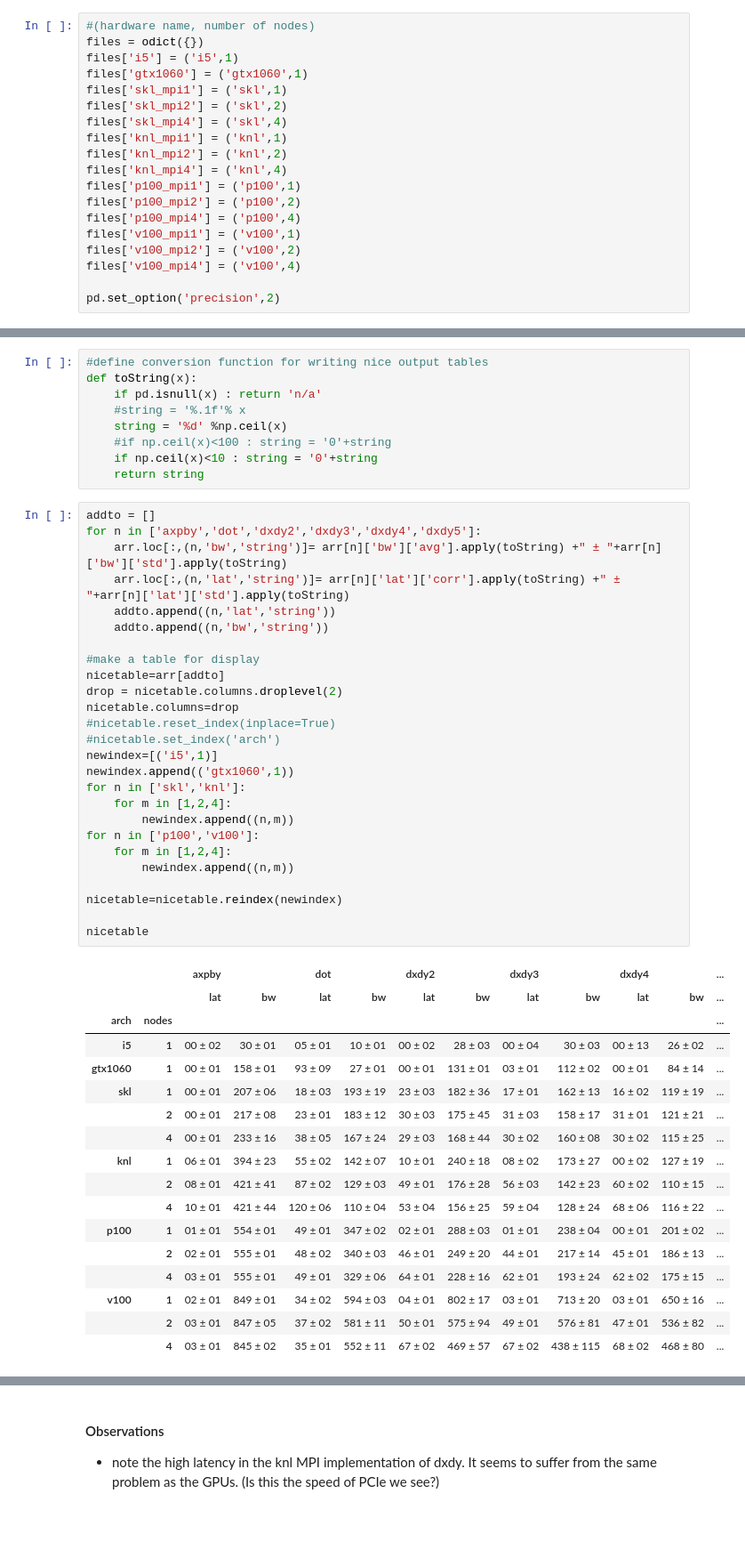
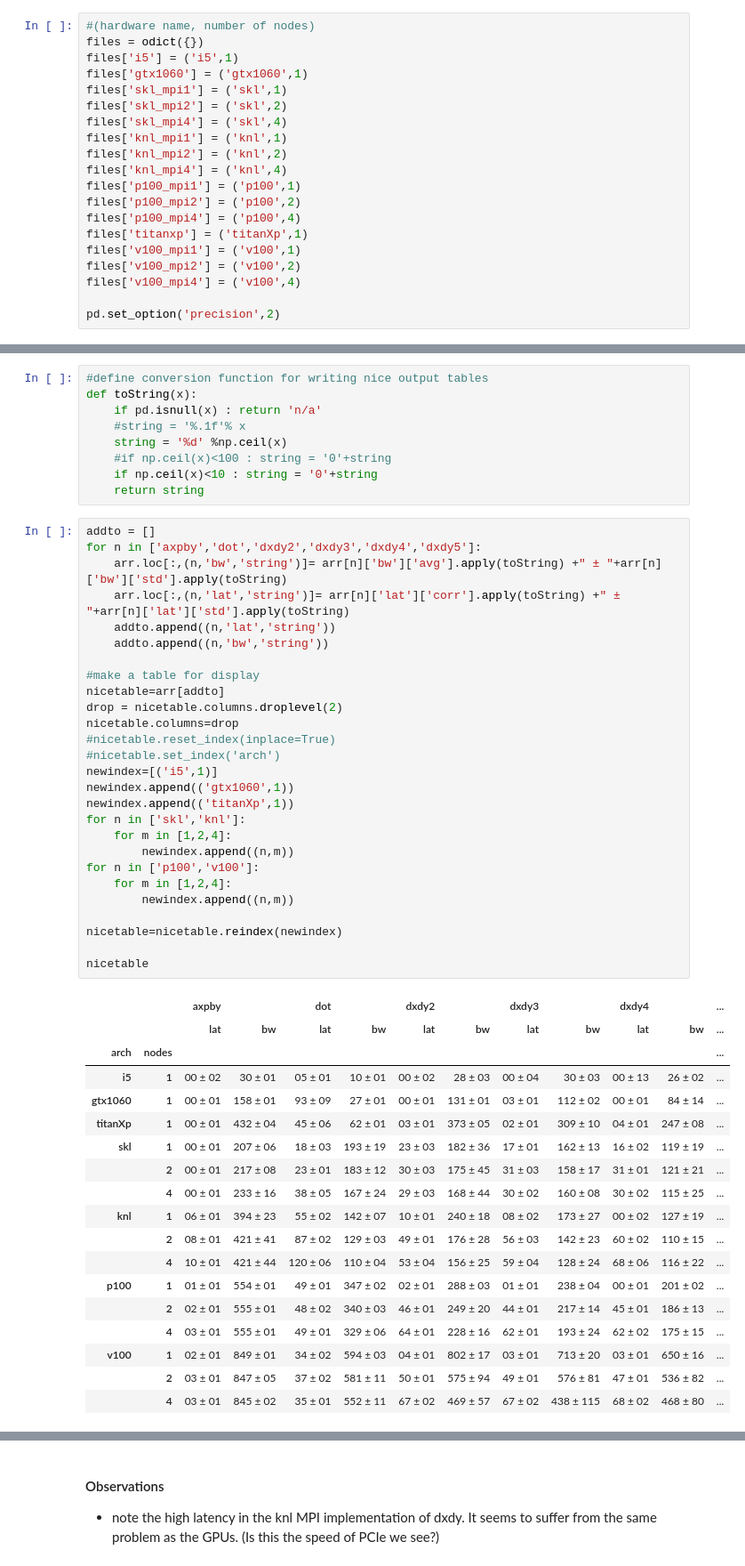
Before and after one commit to mwiesenberger/performance, a Jupyter notebook: 4-latencies-and-bandwidths.ipynb, the cells around one changed output, grey strips where cells are left out. Shown at 89% size. Cells and saved outputs as stored; diff of their text form; blank space fills up the shorter version.

Commit message:
Add Titan Xp to performance tables

```diff
--- a/4-latencies-and-bandwidths.ipynb
+++ b/4-latencies-and-bandwidths.ipynb
@@ -22,6 +22,7 @@ files['knl_mpi4'] = ('knl',4)
 files['p100_mpi1'] = ('p100',1)
 files['p100_mpi2'] = ('p100',2)
 files['p100_mpi4'] = ('p100',4)
+files['titanxp'] = ('titanXp',1)
 files['v100_mpi1'] = ('v100',1)
 files['v100_mpi2'] = ('v100',2)
 files['v100_mpi4'] = ('v100',4)
@@ -169,33 +171,35 @@ addto = []
 for n in ['axpby','dot','dxdy2','dxdy3','dxdy4','dxdy5']:
     arr.loc[:,(n,'bw','string')]= arr[n]['bw']['avg'].apply(toString) +" ± "+arr[n]['bw']['std'].apply(toString)
     arr.loc[:,(n,'lat','string')]= arr[n]['lat']['corr'].apply(toString) +" ± "+arr[n]['lat']['std'].apply(toString)
     addto.append((n,'lat','string'))
     addto.append((n,'bw','string'))
 
 #make a table for display
 nicetable=arr[addto]
 drop = nicetable.columns.droplevel(2)
 nicetable.columns=drop
 #nicetable.reset_index(inplace=True)
 #nicetable.set_index('arch')
 newindex=[('i5',1)]
 newindex.append(('gtx1060',1))
+newindex.append(('titanXp',1))
 for n in ['skl','knl']:
     for m in [1,2,4]:
         newindex.append((n,m))
 for n in ['p100','v100']:
     for m in [1,2,4]:
         newindex.append((n,m))
 
 nicetable=nicetable.reindex(newindex)
 
 nicetable
 # %% [output]
 |  |  | axpby |  | dot |  | dxdy2 |  | dxdy3 |  | dxdy4 |  | ... |
 |  |  | lat | bw | lat | bw | lat | bw | lat | bw | lat | bw | ... |
 | arch | nodes |  |  |  |  |  |  |  |  |  |  | ... |
 | i5 | 1 | 00 ± 02 | 30 ± 01 | 05 ± 01 | 10 ± 01 | 00 ± 02 | 28 ± 03 | 00 ± 04 | 30 ± 03 | 00 ± 13 | 26 ± 02 | ... |
 | gtx1060 | 1 | 00 ± 01 | 158 ± 01 | 93 ± 09 | 27 ± 01 | 00 ± 01 | 131 ± 01 | 03 ± 01 | 112 ± 02 | 00 ± 01 | 84 ± 14 | ... |
+| titanXp | 1 | 00 ± 01 | 432 ± 04 | 45 ± 06 | 62 ± 01 | 03 ± 01 | 373 ± 05 | 02 ± 01 | 309 ± 10 | 04 ± 01 | 247 ± 08 | ... |
 | skl | 1 | 00 ± 01 | 207 ± 06 | 18 ± 03 | 193 ± 19 | 23 ± 03 | 182 ± 36 | 17 ± 01 | 162 ± 13 | 16 ± 02 | 119 ± 19 | ... |
 |  | 2 | 00 ± 01 | 217 ± 08 | 23 ± 01 | 183 ± 12 | 30 ± 03 | 175 ± 45 | 31 ± 03 | 158 ± 17 | 31 ± 01 | 121 ± 21 | ... |
 |  | 4 | 00 ± 01 | 233 ± 16 | 38 ± 05 | 167 ± 24 | 29 ± 03 | 168 ± 44 | 30 ± 02 | 160 ± 08 | 30 ± 02 | 115 ± 25 | ... |
```
Also changed, not shown: parts of 5 cells of this notebook, 1 other file.
